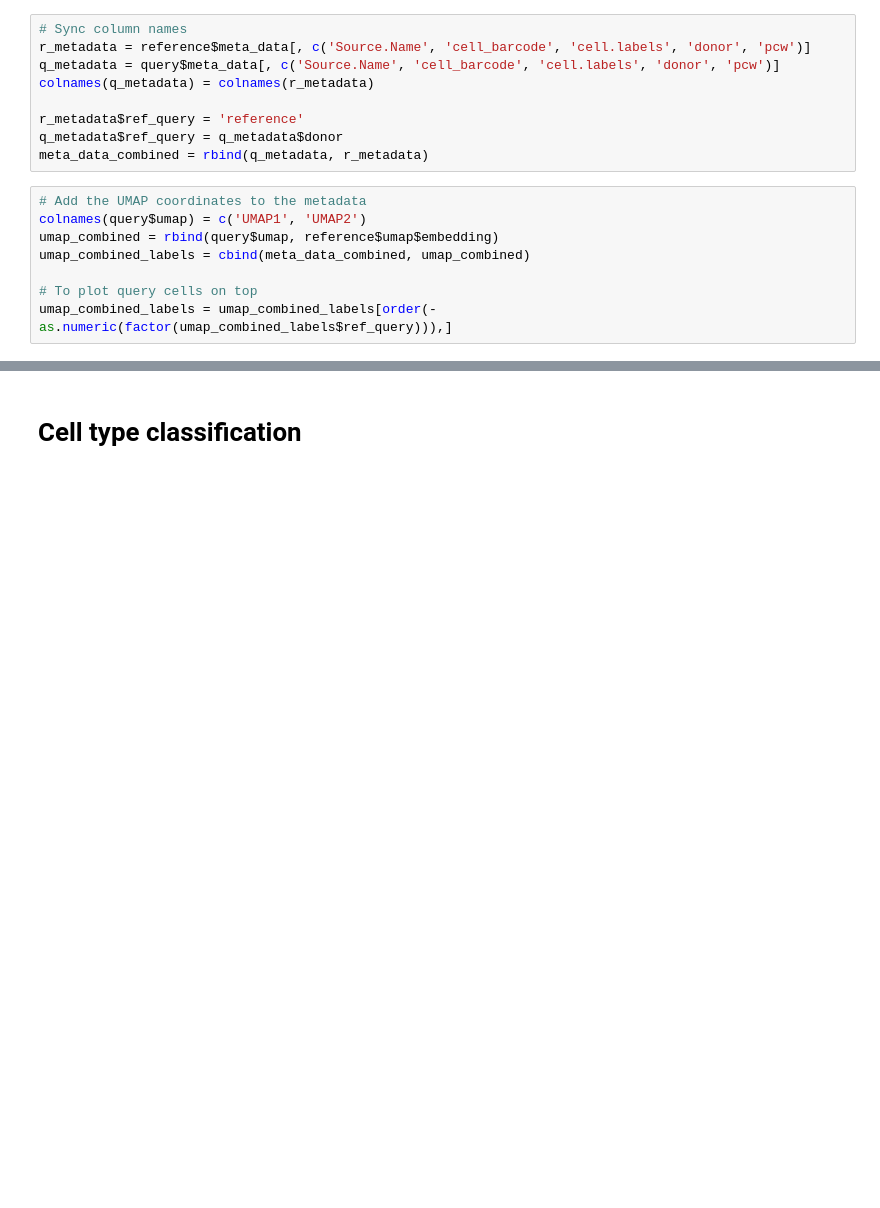
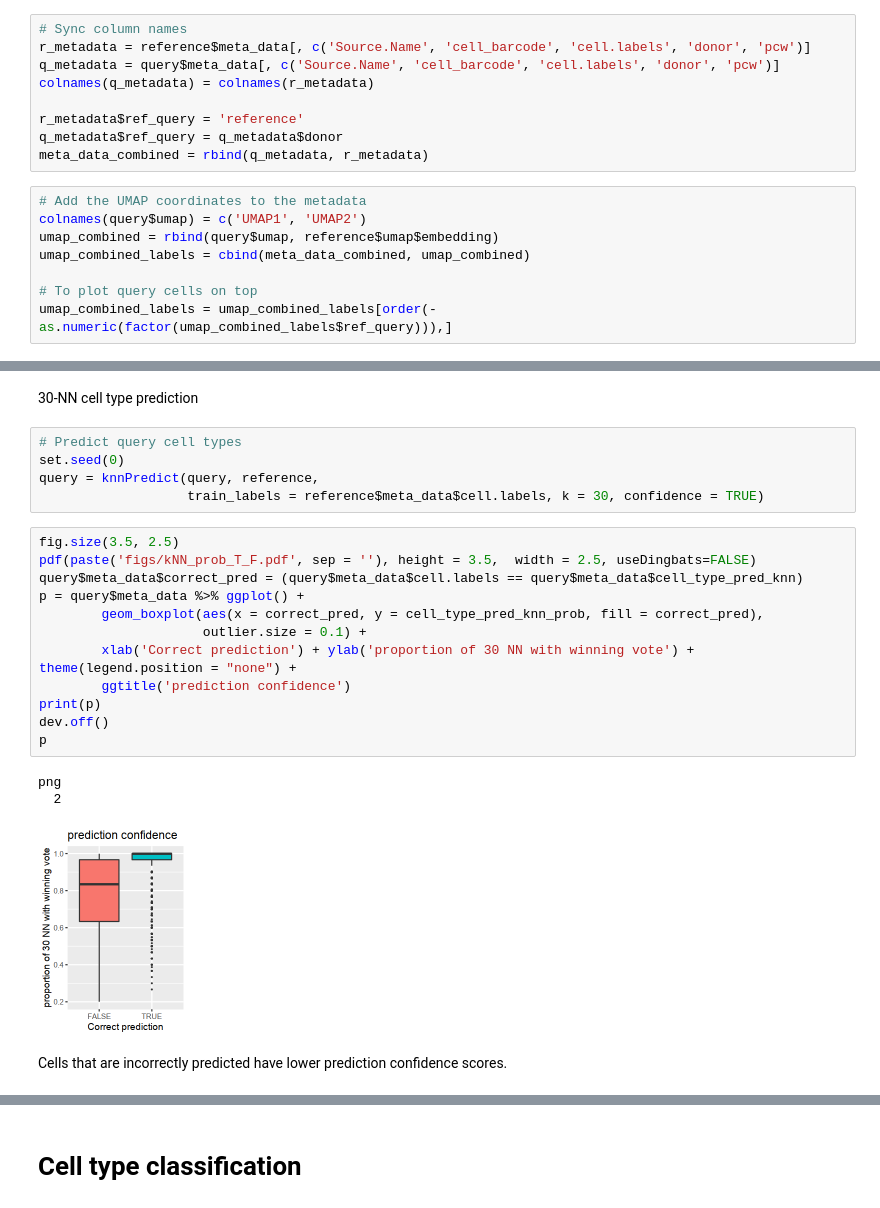
Before and after one commit to immunogenomics/symphony_reproducibility, a Jupyter notebook: fetal_liver/Fig5_fetal_liver.ipynb, the cells around one changed output, grey strips where cells are left out. Cells and saved outputs as stored; diff of their text form; blank space fills up the shorter version.

```diff
--- a/fetal_liver/Fig5_fetal_liver.ipynb
+++ b/fetal_liver/Fig5_fetal_liver.ipynb
@@ -403,3 +410,28 @@ q
 png
   2
 [figure]
+# %% [markdown]
+30-NN cell type prediction
+# %%
+# Predict query cell types
+set.seed(0)
+query = knnPredict(query, reference,
+                   train_labels = reference$meta_data$cell.labels, k = 30, confidence = TRUE)
+# %%
+fig.size(3.5, 2.5)
+pdf(paste('figs/kNN_prob_T_F.pdf', sep = ''), height = 3.5,  width = 2.5, useDingbats=FALSE)
+query$meta_data$correct_pred = (query$meta_data$cell.labels == query$meta_data$cell_type_pred_knn)
+p = query$meta_data %>% ggplot() +
+        geom_boxplot(aes(x = correct_pred, y = cell_type_pred_knn_prob, fill = correct_pred),
+                     outlier.size = 0.1) +
+        xlab('Correct prediction') + ylab('proportion of 30 NN with winning vote') + theme(legend.position = "none") +
+        ggtitle('prediction confidence')
+print(p)
+dev.off()
+p
+# %% [output]
+png
+  2
+[figure, added]
+# %% [markdown]
+Cells that are incorrectly predicted have lower prediction confidence scores.
```
Also changed, not shown: parts of 19 cells of this notebook, 9 other files.
